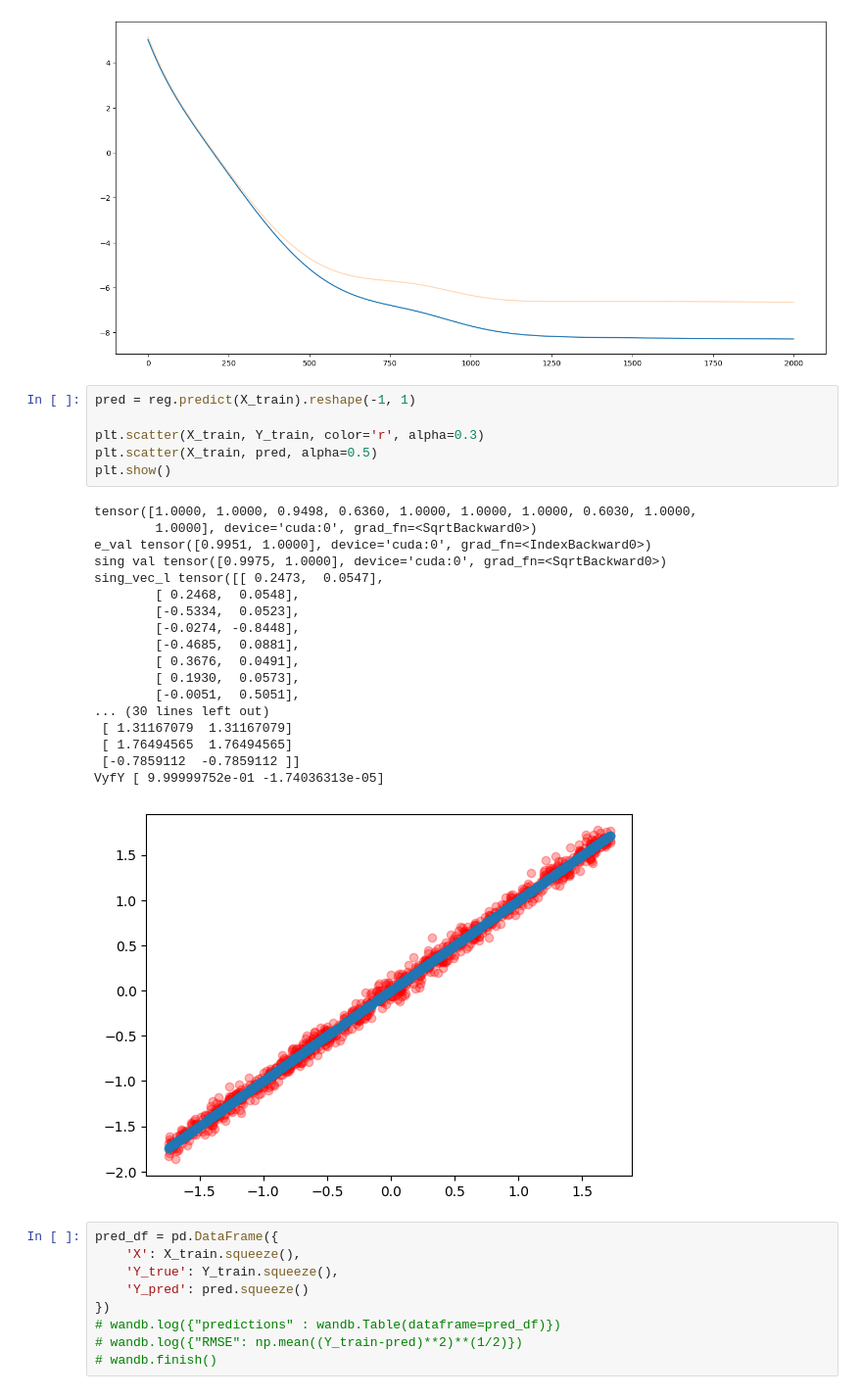
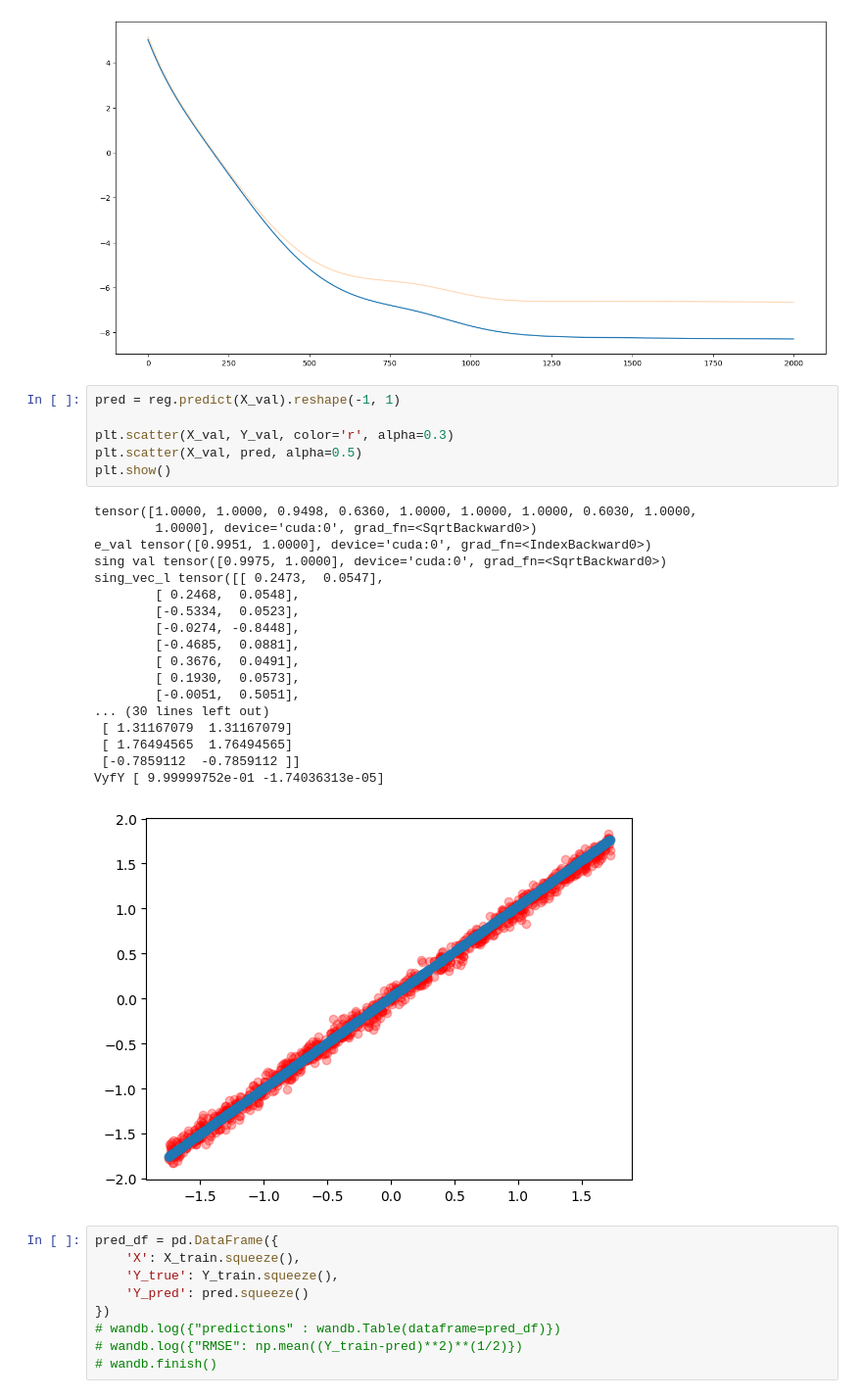
Before and after one commit to Danfoa/symm_rep_learn, a Jupyter notebook: NCP/examples/DeepSVD.ipynb, the cells around one changed output. Shown: that part at 98% size. Cells and saved outputs as stored; diff of their text form.

Commit message:
Fixed prediction

```diff
--- a/NCP/examples/DeepSVD.ipynb
+++ b/NCP/examples/DeepSVD.ipynb
@@ -104,30 +104,30 @@ plt.show()
 # %% [output]
 [figure]
 # %%
-pred = reg.predict(X_train).reshape(-1, 1)
+pred = reg.predict(X_val).reshape(-1, 1)
 
-plt.scatter(X_train, Y_train, color='r', alpha=0.3)
-plt.scatter(X_train, pred, alpha=0.5)
+plt.scatter(X_val, Y_val, color='r', alpha=0.3)
+plt.scatter(X_val, pred, alpha=0.5)
 plt.show()
 # %% [output]
 tensor([1.0000, 1.0000, 0.9498, 0.6360, 1.0000, 1.0000, 1.0000, 0.6030, 1.0000,
         1.0000], device='cuda:0', grad_fn=<SqrtBackward0>)
 e_val tensor([0.9951, 1.0000], device='cuda:0', grad_fn=<IndexBackward0>)
 sing val tensor([0.9975, 1.0000], device='cuda:0', grad_fn=<SqrtBackward0>)
 sing_vec_l tensor([[ 0.2473,  0.0547],
         [ 0.2468,  0.0548],
         [-0.5334,  0.0523],
         [-0.0274, -0.8448],
         [-0.4685,  0.0881],
         [ 0.3676,  0.0491],
         [ 0.1930,  0.0573],
         [-0.0051,  0.5051],
 ... (30 lines left out)
  [ 1.31167079  1.31167079]
  [ 1.76494565  1.76494565]
  [-0.7859112  -0.7859112 ]]
 VyfY [ 9.99999752e-01 -1.74036313e-05]
-[figure, old version]
+[figure, new version]
 # %%
 pred_df = pd.DataFrame({
     'X': X_train.squeeze(),
```
Also changed, not shown: 1 other file.
